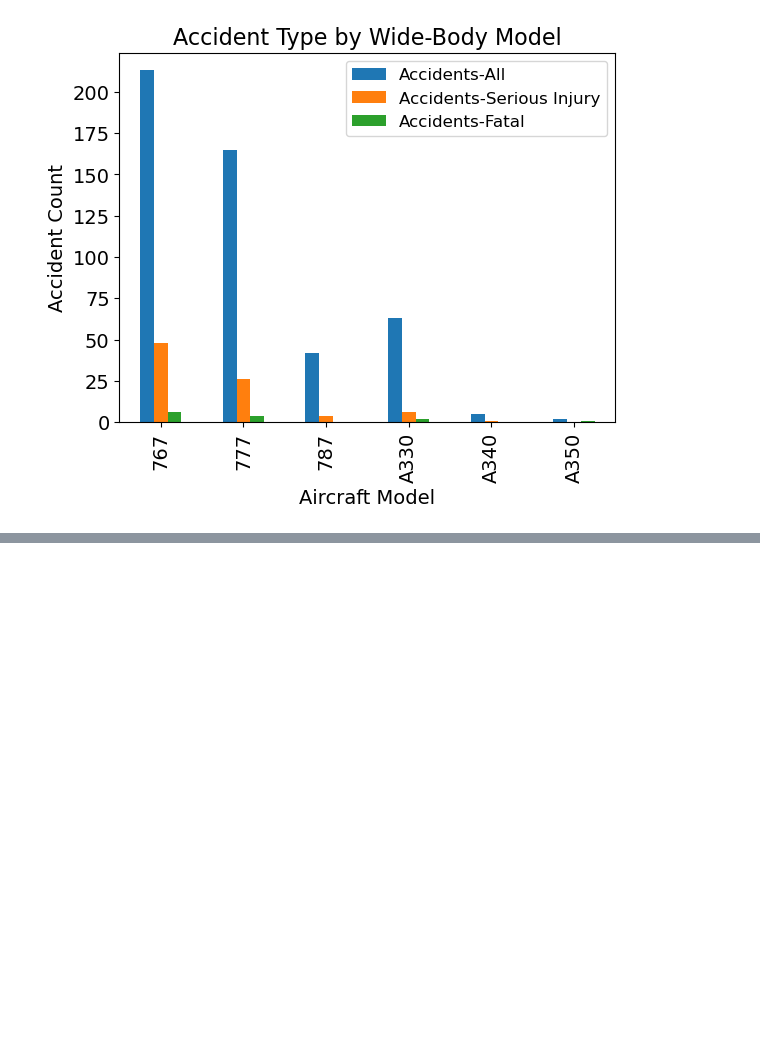
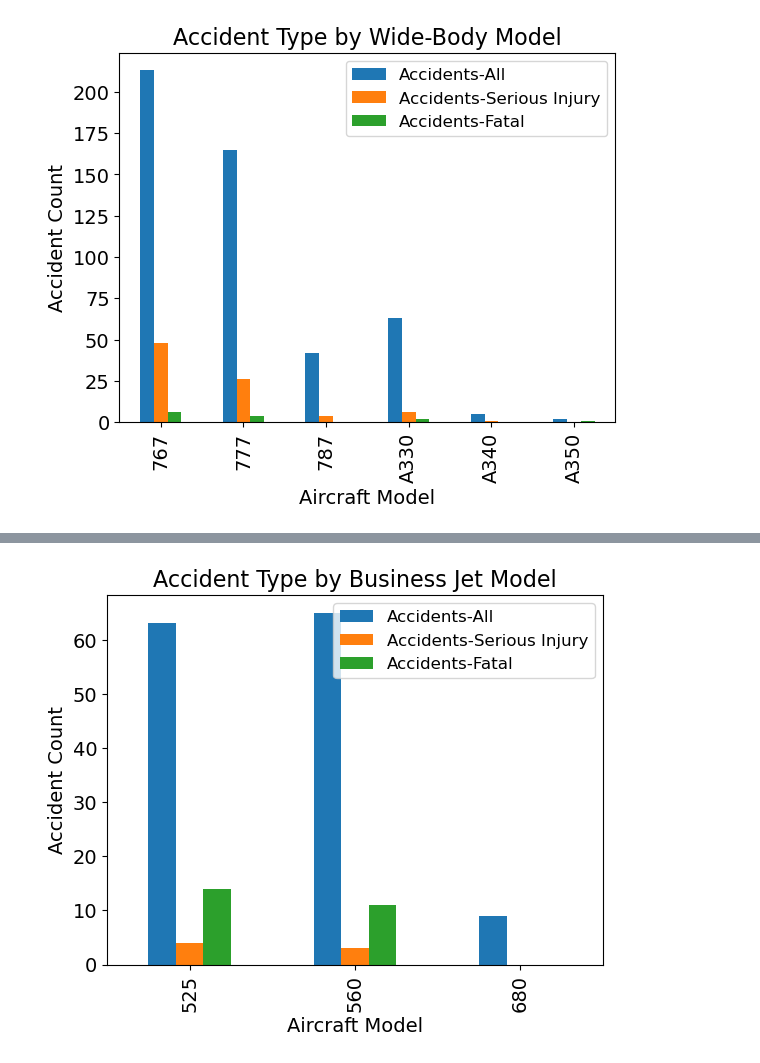
Before and after one commit to jgoett2/AirplaneRecommendations, a Jupyter notebook: AirplaneAnalysis.ipynb, the cells around one changed output, grey strips where cells are left out. Saved outputs shown, nothing was run; the diff lists cells and outputs as text; code cells hidden in the pictures; blank space fills up the shorter version.

```diff
--- a/AirplaneAnalysis.ipynb
+++ b/AirplaneAnalysis.ipynb
@@ -235,0 +221,25 @@ df["Number.of.Engines"].value_counts()
+# %%
+business_jet=df[df["Airplane.Type"]=="business jet"]
+all_accident_count=business_jet.groupby(["Model"]).count()["Event.Date"]
+
+filter_serious_injury=business_jet["Total.Serious.Injuries"]>0
+injury_accident_count=business_jet[filter_serious_injury].groupby(["Model"]).count()["Event.Date"]
+
+filter_fatal_injury=business_jet["Total.Fatal.Injuries"]>0
+fatal_accident_count=business_jet[filter_fatal_injury].groupby(["Model"]).count()["Event.Date"]
+
+
+distribution=pd.concat([all_accident_count,injury_accident_count,fatal_accident_count],axis=1)
+distribution.columns=["Accidents-All","Accidents-Serious Injury","Accidents-Fatal"]
+# %%
+fig, ax=plt.subplots()
+distribution.plot.bar(ax=ax, fontsize=14)
+
+ax.set_title("Accident Type by Business Jet Model", fontsize=16)
+ax.set_xlabel("Aircraft Model", fontsize=14)
+ax.set_ylabel("Accident Count", fontsize=14)
+ax.legend(fontsize=12)
+
+fig.savefig("images/businessjet_distribution.png",bbox_inches="tight")
+# %% [output]
+[figure, added]
```
Also changed, not shown: parts of 18 cells of this notebook, 1 other file.
